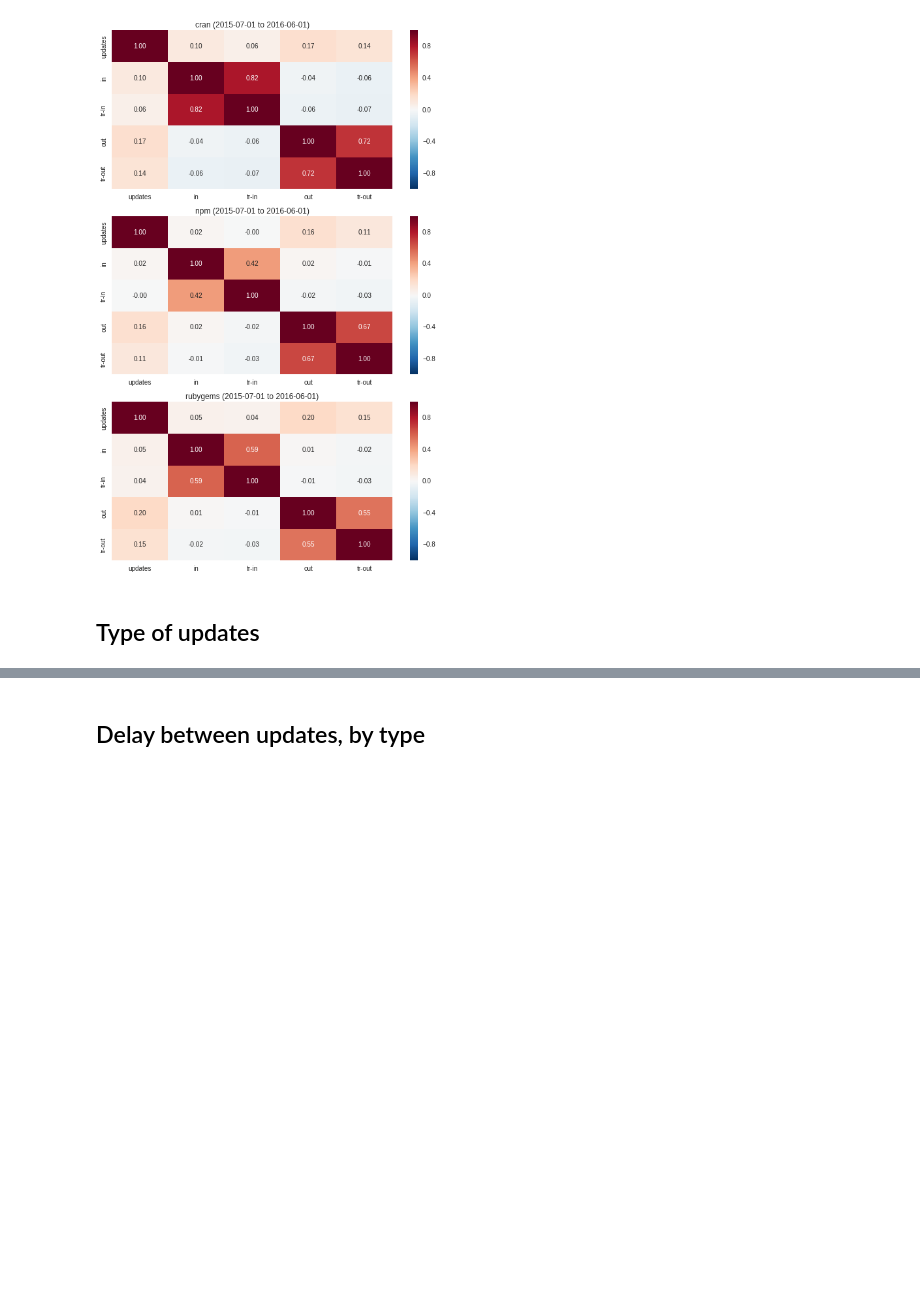
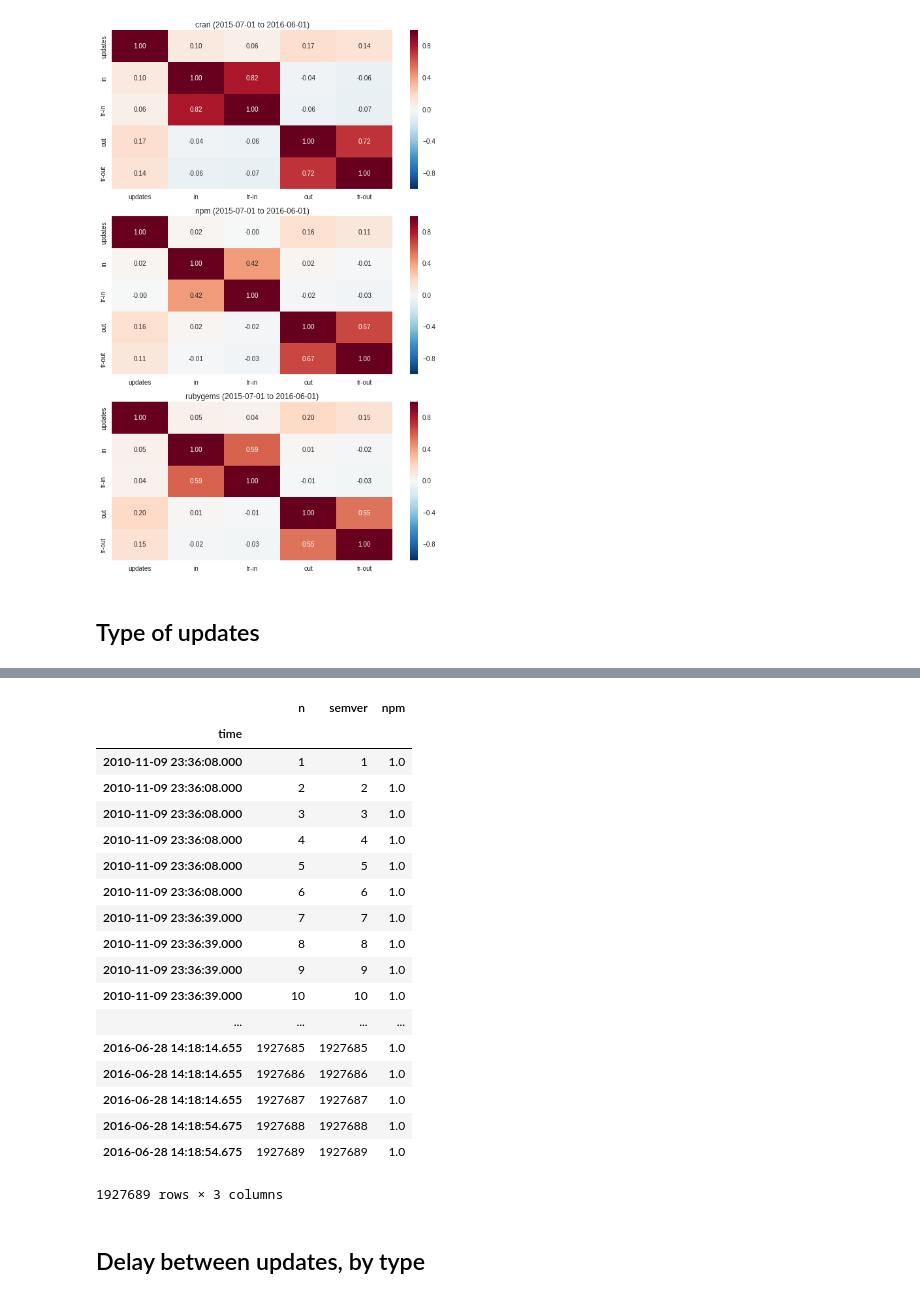
Before and after one commit to AlexandreDecan/ecos-emse, a Jupyter notebook: notebooks/Ecosystem activity.ipynb, the cells around one changed output, grey strips where cells are left out. Saved outputs shown, nothing was run; the diff lists cells and outputs as text; code cells hidden in the pictures; blank space fills up the shorter version.

```diff
--- a/notebooks/Ecosystem activity.ipynb
+++ b/notebooks/Ecosystem activity.ipynb
@@ -419,3 +462,25 @@ matplotlib.pyplot.tight_layout()
+# %%
+df
+# %% [output]
+|  | n | semver | npm |
+| time |  |  |  |
+| 2010-11-09 23:36:08.000 | 1 | 1 | 1.0 |
+| 2010-11-09 23:36:08.000 | 2 | 2 | 1.0 |
+| 2010-11-09 23:36:08.000 | 3 | 3 | 1.0 |
+| 2010-11-09 23:36:08.000 | 4 | 4 | 1.0 |
+| 2010-11-09 23:36:08.000 | 5 | 5 | 1.0 |
+| 2010-11-09 23:36:08.000 | 6 | 6 | 1.0 |
+| 2010-11-09 23:36:39.000 | 7 | 7 | 1.0 |
+| 2010-11-09 23:36:39.000 | 8 | 8 | 1.0 |
+| 2010-11-09 23:36:39.000 | 9 | 9 | 1.0 |
+| 2010-11-09 23:36:39.000 | 10 | 10 | 1.0 |
+| ... | ... | ... | ... |
+| 2016-06-28 14:18:14.655 | 1927685 | 1927685 | 1.0 |
+| 2016-06-28 14:18:14.655 | 1927686 | 1927686 | 1.0 |
+| 2016-06-28 14:18:14.655 | 1927687 | 1927687 | 1.0 |
+| 2016-06-28 14:18:54.675 | 1927688 | 1927688 | 1.0 |
+| 2016-06-28 14:18:54.675 | 1927689 | 1927689 | 1.0 |
+1927689 rows × 3 columns
 # %% [markdown]
 ## Delay between updates, by type
 # %% [markdown]
```
Also changed, not shown: parts of 2 cells of this notebook, 2 other files.
